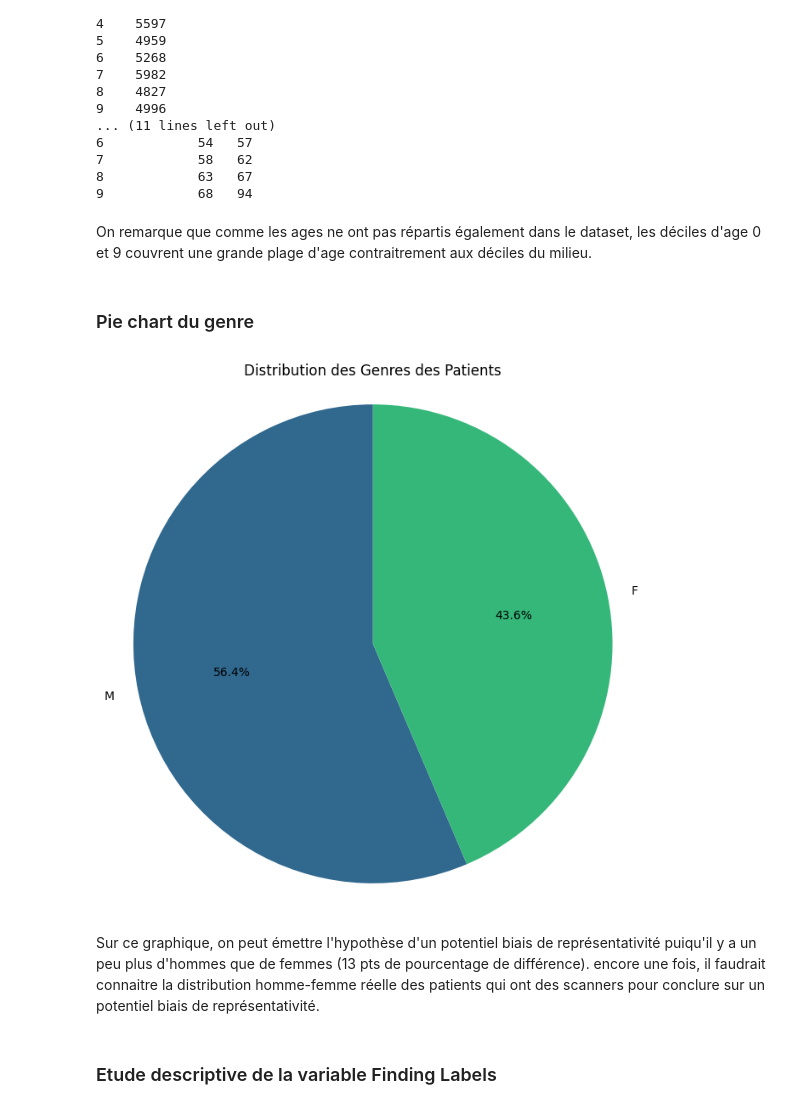
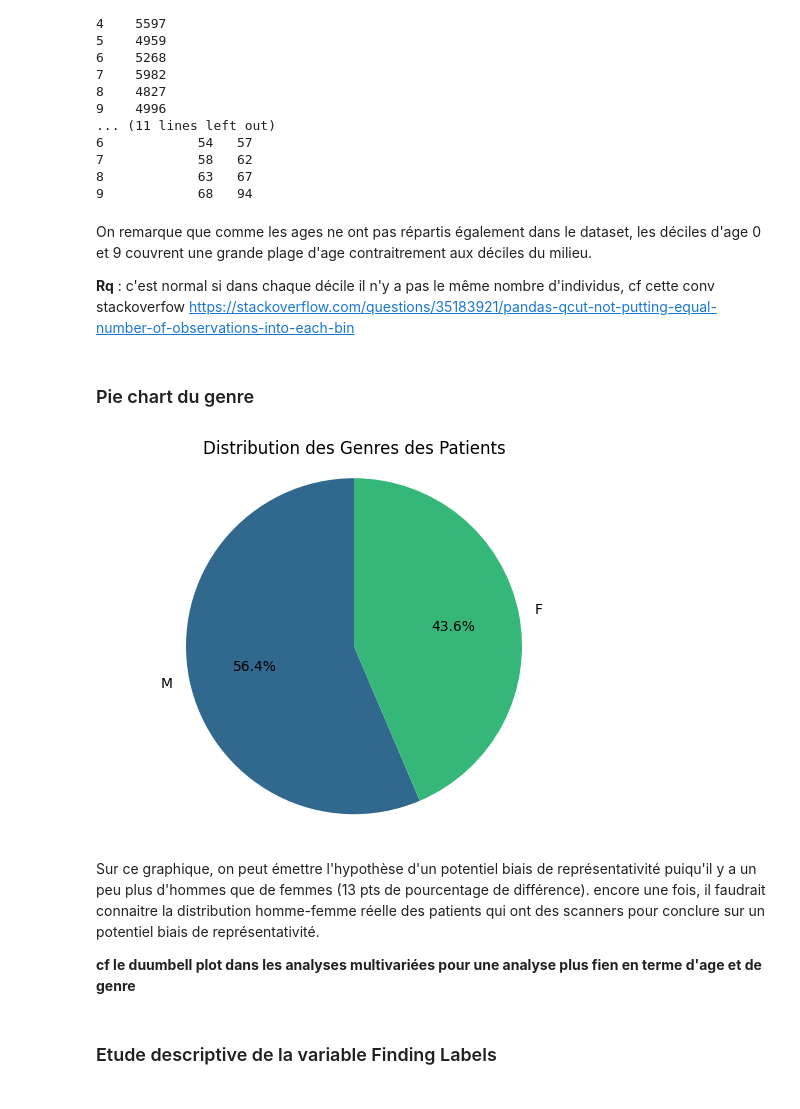
Before and after one commit to gyzzko/bias-in-data-science, a Jupyter notebook: Mi_projet_contri_raphael.ipynb, the cells around one changed output. Drawn from its saved outputs; the diff is of its cells as text; code cells hidden in the pictures.

```diff
--- a/Mi_projet_contri_raphael.ipynb
+++ b/Mi_projet_contri_raphael.ipynb
@@ -447,20 +450,28 @@ Age_Decile
 9            68   94
 # %% [markdown]
 On remarque que comme les ages ne ont pas répartis également dans le dataset, les déciles d'age 0 et 9 couvrent une grande plage d'age contraitrement aux déciles du milieu.
+
+
+**Rq** : c'est normal si dans chaque décile il n'y a pas le même nombre d'individus, cf cette conv stackoverfow https://stackoverflow.com/questions/35183921/pandas-qcut-not-putting-equal-number-of-observations-into-each-bin
 # %% [markdown]
 ### Pie chart du genre
 # %%
 gender_counts = df['Patient Gender'].value_counts()
 
-plt.figure(figsize=(8, 8))
+## seaborn n'a pas d efonciton pie chart, on utilise donc matplotlib, voir https://www.geeksforgeeks.org/python/how-to-create-a-pie-chart-in-seaborn/
 plt.pie(gender_counts, labels=gender_counts.index, autopct='%1.1f%%', startangle=90, colors=sns.color_palette('viridis', len(gender_counts)))
 plt.title('Distribution des Genres des Patients')
 plt.axis('equal') # Equal aspect ratio ensures that pie is drawn as a circle.
 plt.show()
 # %% [output]
-[figure, old version]
+[figure, new version]
 # %% [markdown]
 Sur ce graphique, on peut émettre l'hypothèse d'un potentiel biais de représentativité puiqu'il y a un peu plus d'hommes que de femmes (13 pts de pourcentage de différence). encore une fois, il faudrait connaitre la distribution homme-femme réelle des patients qui ont des scanners pour conclure sur un potentiel biais de représentativité.
+
+
+
+
+**cf le duumbell plot dans les analyses multivariées pour une analyse plus fien en terme d'age et de genre**
 # %% [markdown]
 ### Etude descriptive de la variable Finding Labels
 # %%
```
Also changed, not shown: parts of 35 cells of this notebook.
